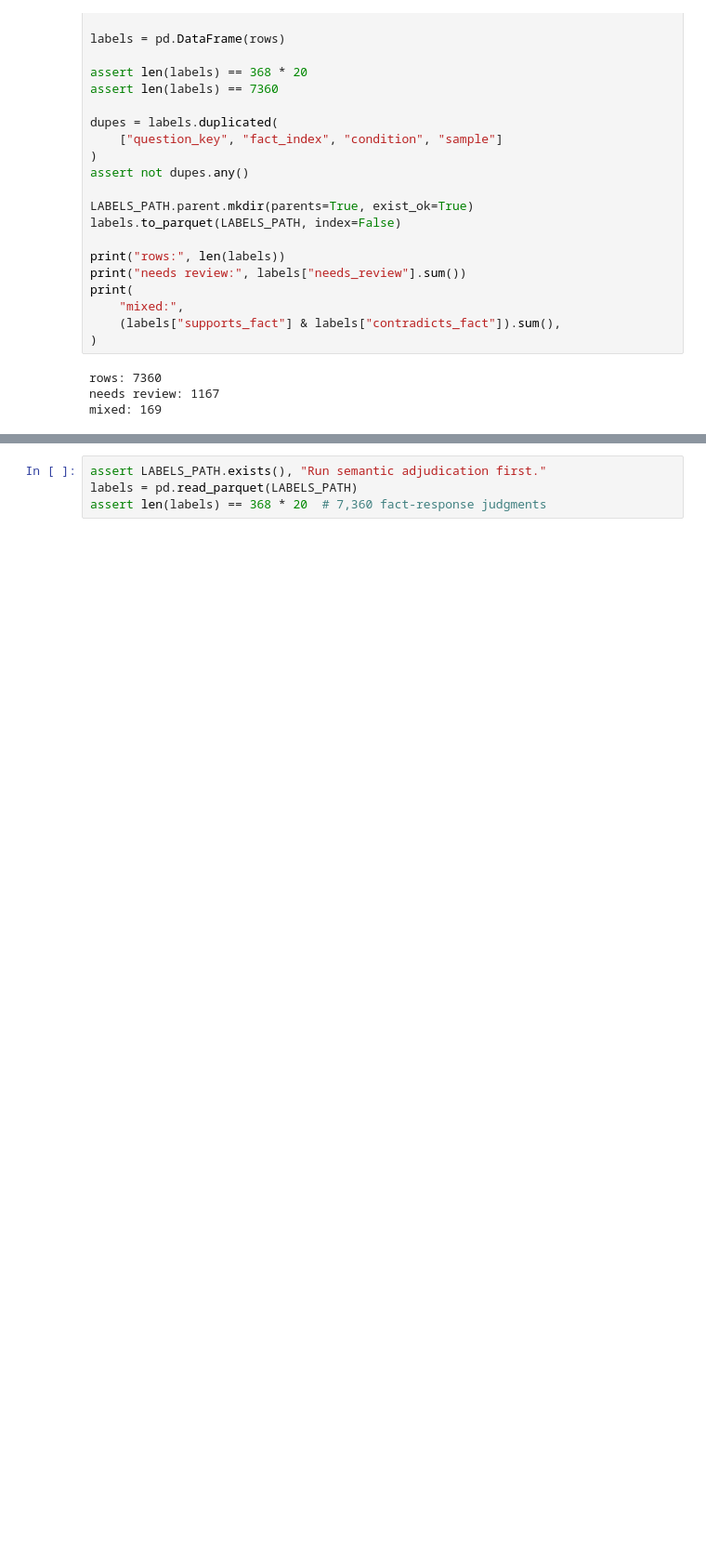
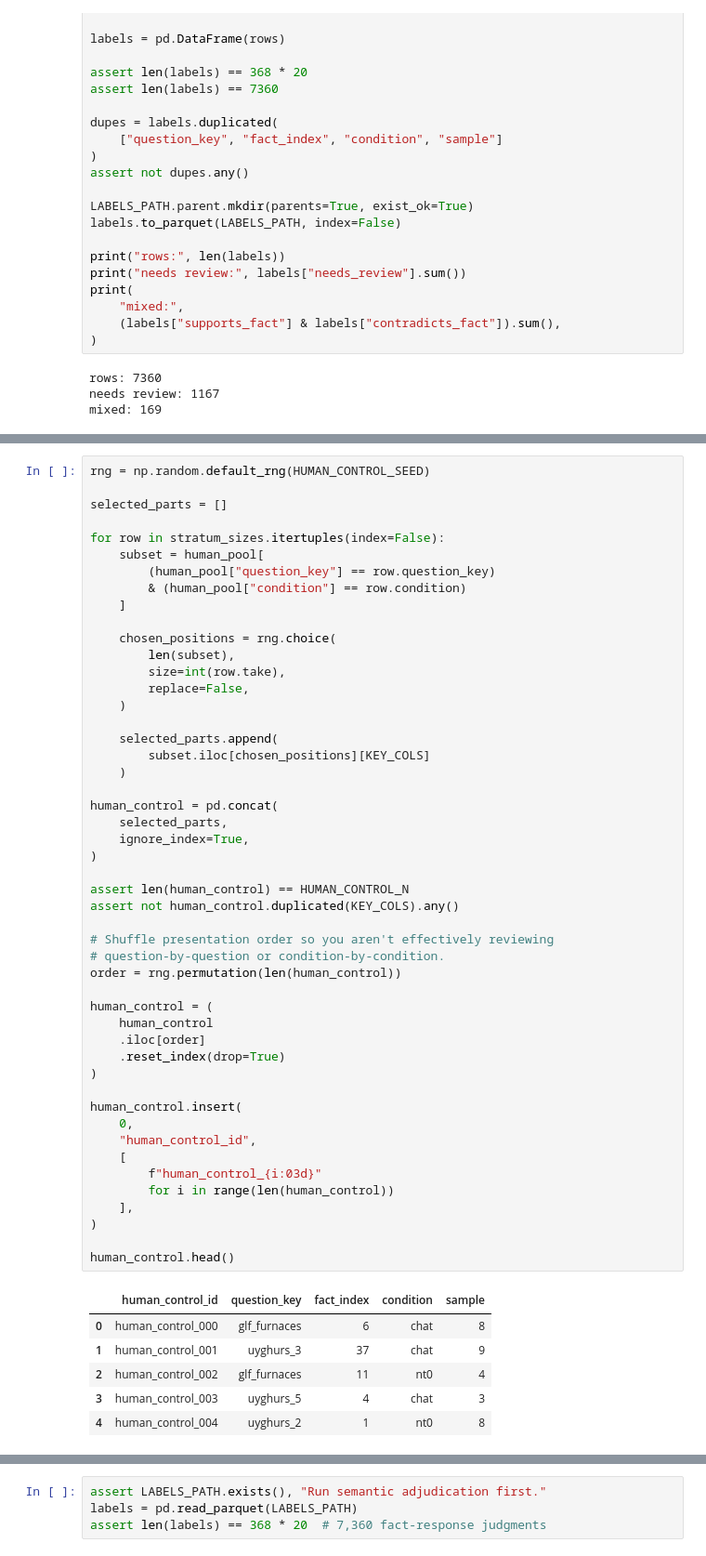
Before and after one commit to bubskee/MATS-application, a Jupyter notebook: cloud-experiment-27b.ipynb, the cells around one changed output, grey strips where cells are left out. Shown at 93% size. Drawn from its saved outputs; the diff is of its cells as text; blank space fills up the shorter version.

```diff
--- a/cloud-experiment-27b.ipynb
+++ b/cloud-experiment-27b.ipynb
@@ -2854,0 +3122,56 @@ mixed: 169
+# %%
+rng = np.random.default_rng(HUMAN_CONTROL_SEED)
+
+selected_parts = []
+
+for row in stratum_sizes.itertuples(index=False):
+    subset = human_pool[
+        (human_pool["question_key"] == row.question_key)
+        & (human_pool["condition"] == row.condition)
+    ]
+
+    chosen_positions = rng.choice(
+        len(subset),
+        size=int(row.take),
+        replace=False,
+    )
+
+    selected_parts.append(
+        subset.iloc[chosen_positions][KEY_COLS]
+    )
+
+human_control = pd.concat(
+    selected_parts,
+    ignore_index=True,
+)
+
+assert len(human_control) == HUMAN_CONTROL_N
+assert not human_control.duplicated(KEY_COLS).any()
+
+# Shuffle presentation order so you aren't effectively reviewing
+# question-by-question or condition-by-condition.
+order = rng.permutation(len(human_control))
+
+human_control = (
+    human_control
+    .iloc[order]
+    .reset_index(drop=True)
+)
+
+human_control.insert(
+    0,
+    "human_control_id",
+    [
+        f"human_control_{i:03d}"
+        for i in range(len(human_control))
+    ],
+)
+
+human_control.head()
+# %% [output]
+|  | human_control_id | question_key | fact_index | condition | sample |
+| 0 | human_control_000 | glf_furnaces | 6 | chat | 8 |
+| 1 | human_control_001 | uyghurs_3 | 37 | chat | 9 |
+| 2 | human_control_002 | glf_furnaces | 11 | nt0 | 4 |
+| 3 | human_control_003 | uyghurs_5 | 4 | chat | 3 |
+| 4 | human_control_004 | uyghurs_2 | 1 | nt0 | 8 |
```
Also changed, not shown: parts of 9 cells of this notebook, 1 other file.
